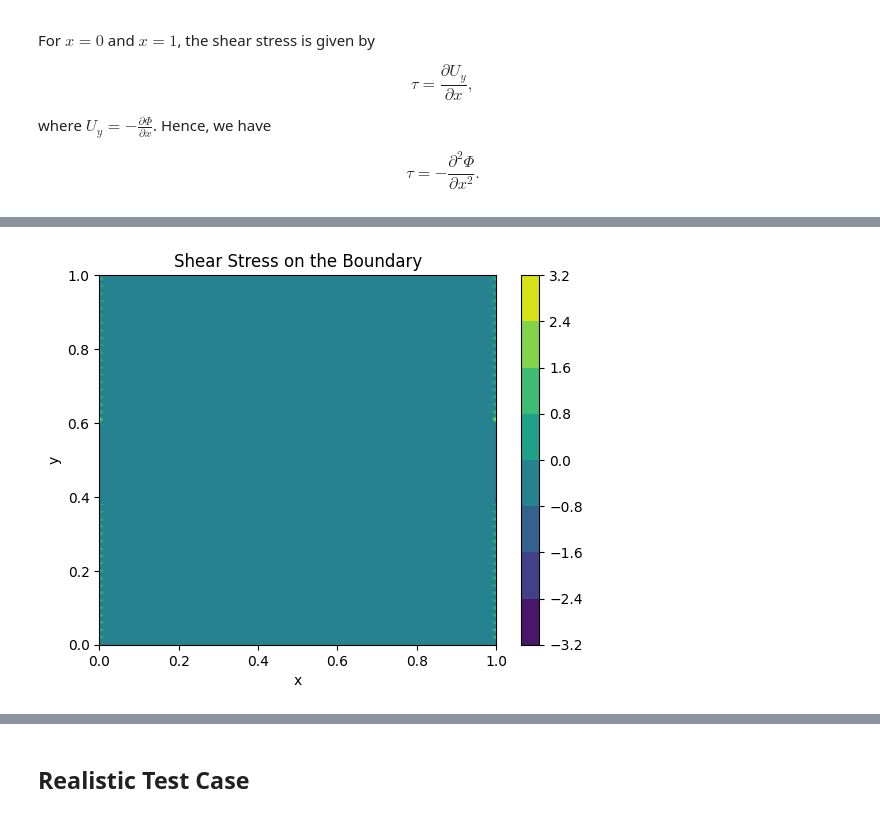
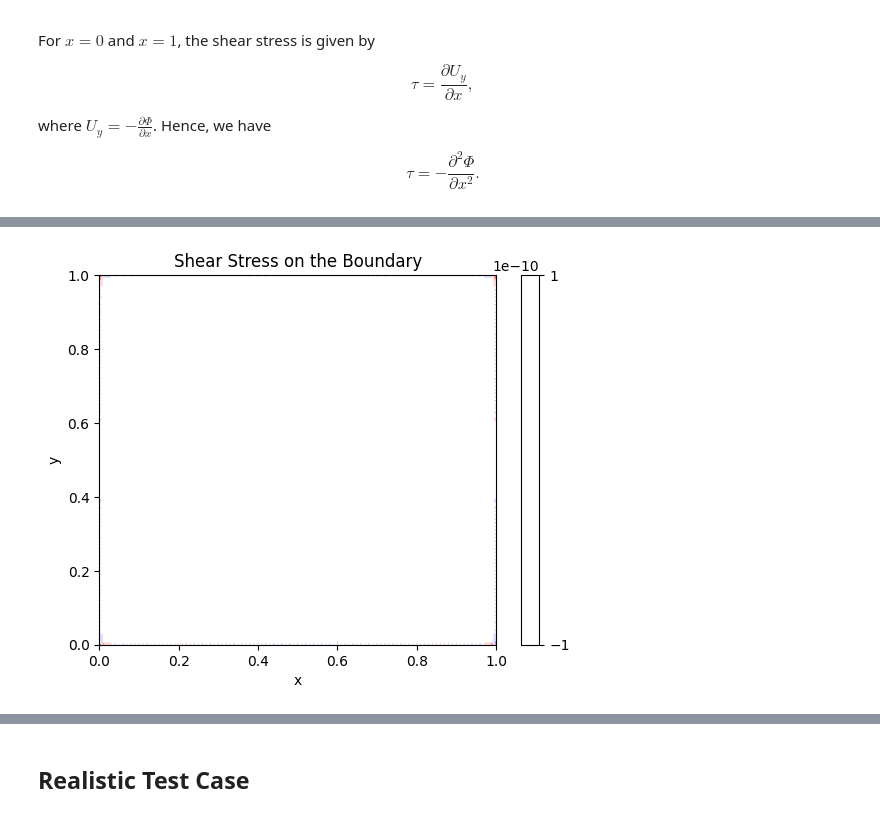
Before and after one commit to ScarlettJJJ/RS_Group1, a Jupyter notebook: Biharmonic Equation new.ipynb, the cells around one changed output, grey strips where cells are left out. Drawn from its saved outputs; the diff is of its cells as text; code cells hidden in the pictures.

```diff
--- a/Biharmonic Equation new.ipynb
+++ b/Biharmonic Equation new.ipynb
@@ -528,19 +564,25 @@ grad_y = np.zeros_like(phi)
 grad_x[:, 1:-1] = (phi[:, 2:] - phi[:, :-2]) / (2 * dx)
 
 # Second-order forward difference for left boundary
-grad_x[:, 0] = (-3*phi[:, 0] + 4*phi[:, 1] - phi[:, 2]) / (2 * dx)
+# grad_x[:, 0] = (-3*phi[:, 0] + 4*phi[:, 1] - phi[:, 2]) / (2 * dx)
 
 # Second-order backward difference for right boundary
-grad_x[:, -1] = (3*phi[:, -1] - 4*phi[:, -2] + phi[:, -3]) / (2 * dx)
+# grad_x[:, -1] = (3*phi[:, -1] - 4*phi[:, -2] + phi[:, -3]) / (2 * dx)
 
 # Compute gradient with respect to y using central difference for interior points
 grad_y[1:-1, :] = (phi[2:, :] - phi[:-2, :]) / (2 * dy)
 
 # Second-order forward difference for bottom boundary
-grad_y[0, :] = (-3*phi[0, :] + 4*phi[1, :] - phi[2, :]) / (2 * dy)
+# grad_y[0, :] = (-3*phi[0, :] + 4*phi[1, :] - phi[2, :]) / (2 * dy)
 
 # Second-order backward difference for top boundary
-grad_y[-1, :] = (3*phi[-1, :] - 4*phi[-2, :] + phi[-3, :]) / (2 * dy)
+# grad_y[-1, :] = (3*phi[-1, :] - 4*phi[-2, :] + phi[-3, :]) / (2 * dy)
+
+# By boundary conditions, the gradient at the boundaries is zero
+grad_x[:, 0] = 0
+grad_x[:, -1] = 0
+grad_y[0, :] = 0
+grad_y[-1, :] = 0
 
 # grad_x and grad_y now contain the gradients with respect to x and y at each point, respectively, with improved accuracy at the boundaries.
 # %%
@@ -616,0 +693,14 @@ plt.show()
+# %%
+# The pressure difference is given by the formula: delta_P = nabla^2 u_x = d^2u_x/dx^2 + d^2u_x/dy^2 for y = 1/2
+# Initialize the pressure difference
+delta_P = 0
+
+# Calculate the pressure difference across the channel
+# Loop through the points to find the pressure difference at y = 1/2
+for i in range(1, Nx):
+    # for y = 1/2
+    j = int(Ny/2)
+    delta_P += (u_x[j, i+1] - 2 * u_x[j, i] + u_x[j, i-1]) / (dx ** 2) + (u_x[j+1, i] - 2 * u_x[j, i] + u_x[j-1, i]) / (dy ** 2)
+
+# Print the pressure difference
+print(f'The pressure difference across the channel is: {-delta_P}.')
@@ -640,3 +732,9 @@ for j in range(Ny+1):
         tau[j, 0] = -1 * (- phi[j, 3] + 4 * phi[j, 2] - 5 * phi[j, 1] + 2 * phi[j, 0]) / (dx ** 2)
         # x = 1:
         tau[j, -1] = -1 * (2 * phi[j, -1] - 5 * phi[j, -2] + 4 * phi[j, -3] - phi[j, -4]) / (dx ** 2)
+
+for i in range(1, Nx):
+    # y = 0:
+    tau[0, i] = -1 * (- phi[3, i] + 4 * phi[2, i] - 5 * phi[1, i] + 2 * phi[0, i]) / (dy ** 2)
+    # y = 1:
+    tau[-1, i] = -1 * (2 * phi[-1, i] - 5 * phi[-2, i] + 4 * phi[-3, i] - phi[-4, i]) / (dy ** 2)
@@ -643,14 +768,16 @@ for j in range(Ny+1):
 # %%
 # Plot the shear stress
 X, Y = np.meshgrid(x, y)
-plt.contourf(X, Y, tau, cmap='viridis')
+plt.contourf(X, Y, tau, cmap='bwr')
+# # make tau = 0 parts white
+plt.contourf(X, Y, tau, levels=[-1e-10, 1e-10], colors='w')
 plt.colorbar()
 plt.title('Shear Stress on the Boundary')
 plt.xlabel('x')
 plt.ylabel('y')
 plt.show()
 # %% [output]
-[figure, old version]
+[figure, new version]
 # %%
 # print the shear stress at x = 0 and x = 1
 print(tau[:, 0])
```
Also changed, not shown: parts of 18 cells of this notebook.
